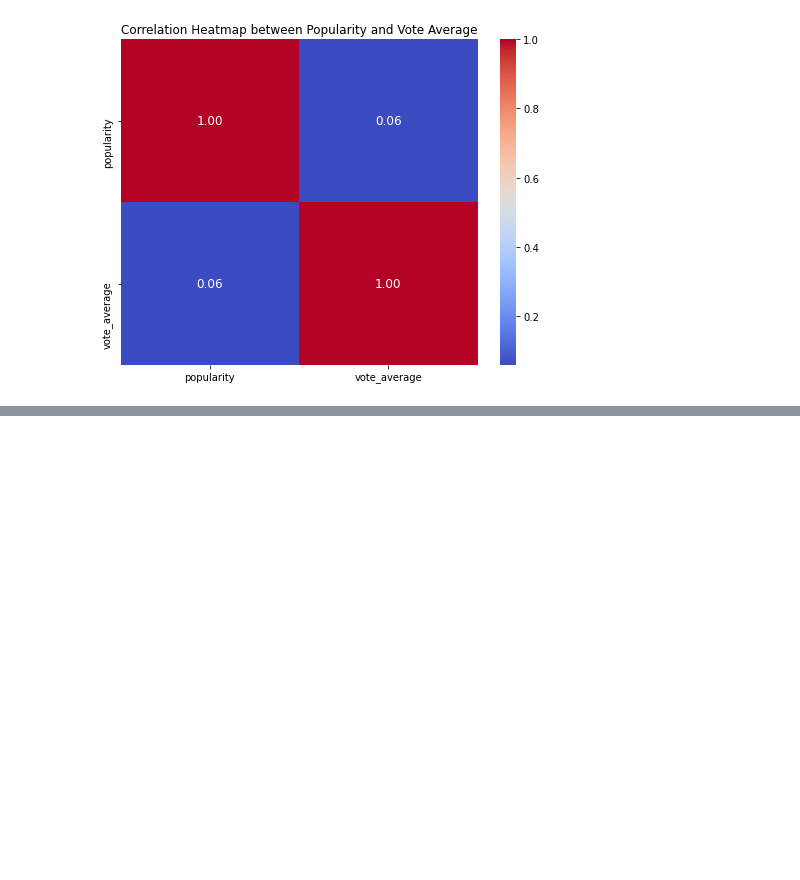
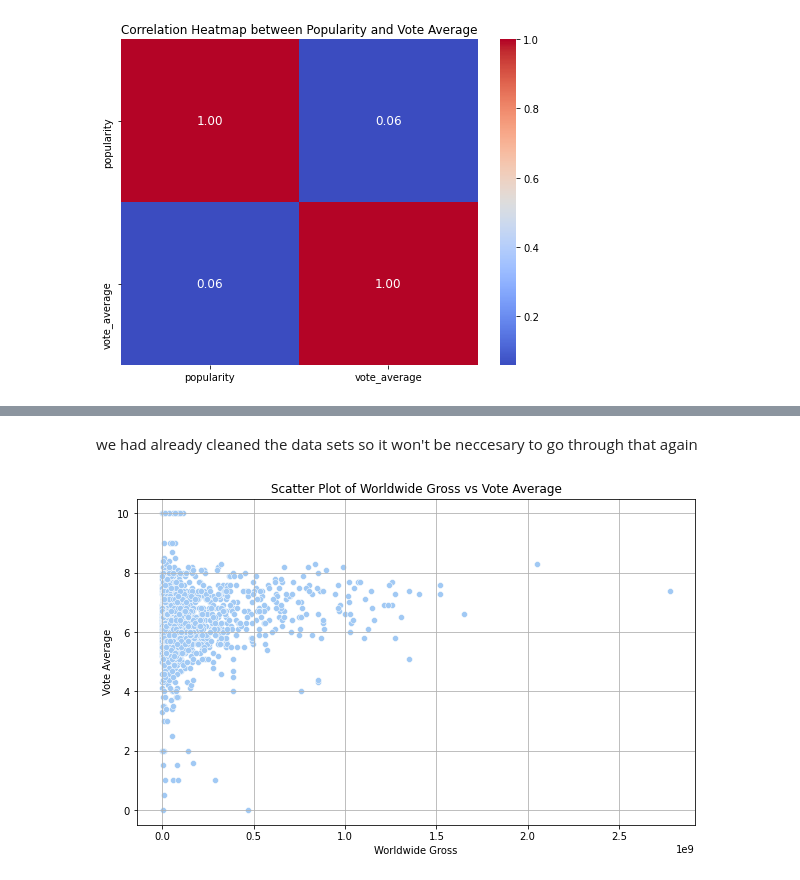
Before and after one commit to Sandrakiptumm/DSC-Phase-One-Project, a Jupyter notebook: student.ipynb, the cells around one changed output, grey strips where cells are left out. Saved outputs shown, nothing was run; the diff lists cells and outputs as text; code cells hidden in the pictures; blank space fills up the shorter version.

```diff
--- a/student.ipynb
+++ b/student.ipynb
@@ -541,0 +575,3 @@ from this we see that there is close to no correlation. From the scatter plot ho
+# %%
+merged_df = pd.merge(filtered_df, tmdb_data, left_on= "movie", right_on="original_title", how="inner")
+merged_df.head()
@@ -541,0 +585,12 @@ from this we see that there is close to no correlation. From the scatter plot ho
+# %% [markdown]
+we had already cleaned the data sets so it won't be neccesary to go through that again
+# %%
+plt.figure(figsize=(10, 6))
+sns.scatterplot(data=merged_df, x='worldwide_gross', y='vote_average')
+plt.title('Scatter Plot of Worldwide Gross vs Vote Average')
+plt.xlabel('Worldwide Gross')
+plt.ylabel('Vote Average')
+plt.grid(True)
+plt.show()
+# %% [output]
+[figure, added]
```
Also changed, not shown: parts of 13 cells of this notebook.
